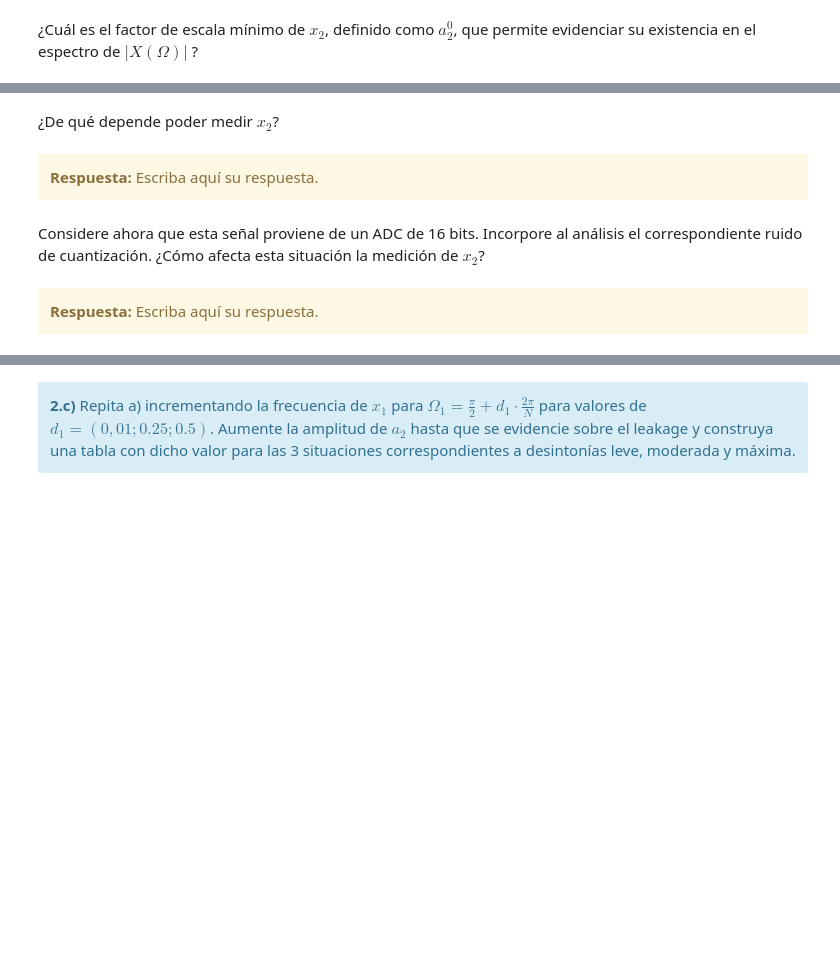
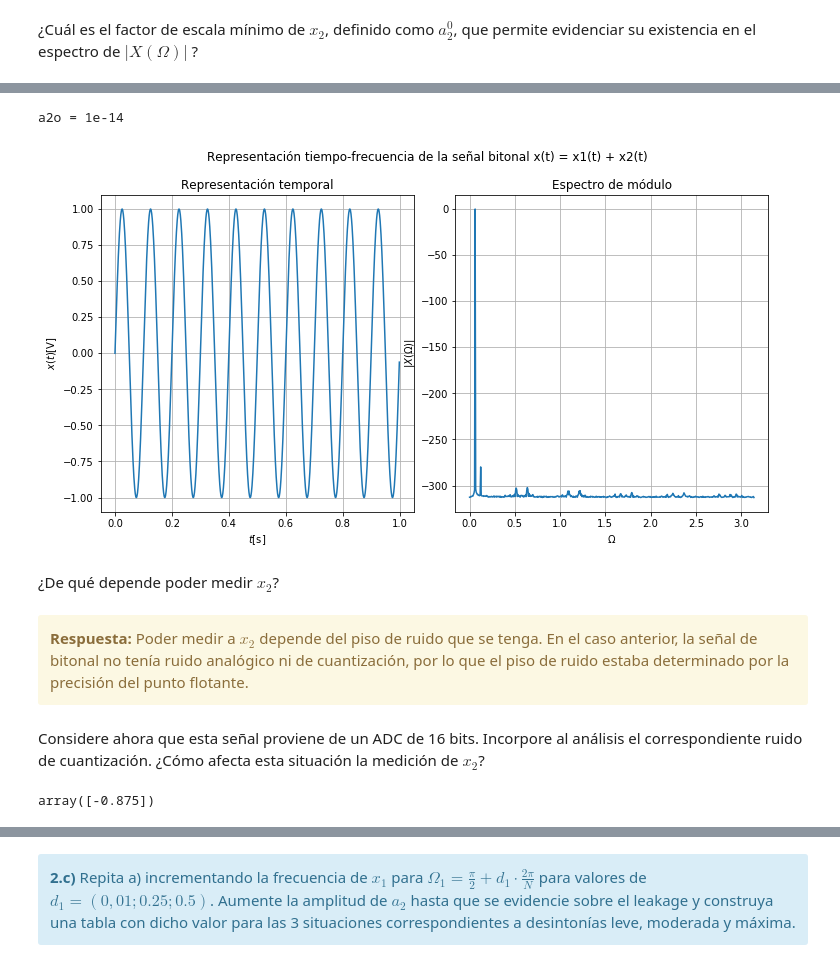
Before and after one commit to LisandroRobles/tp2, a Jupyter notebook: TP2 - Ventanas.ipynb, the cells around one changed output, grey strips where cells are left out. Saved outputs shown, nothing was run; the diff lists cells and outputs as text; code cells hidden in the pictures; blank space fills up the shorter version.

Commit message:
Se comenzo a pasar el ejercicio 2 a Jupyter. Se observo que el piso de ruido debido a la precision finita del punto flotante es menor para senoidales cercanas a continua

```diff
--- a/TP2 - Ventanas.ipynb
+++ b/TP2 - Ventanas.ipynb
@@ -693,12 +841,55 @@ Responda a las siguientes consignas:
+# %%
+########################################
+# Modificación de la amplitud de x2(t) #
+########################################
+
+#Nueva amplitud de x2(t)
+#Se genera a partir de un parametro k1 que indica cuantos dB por debajo estará de x1(t)
+k1 = 280
+a2o = (np.power(10,-k1/20))
+a2 = a1*a2o
+
+#Generación de la nueva x2(t)
+(t,x2) = generador.sinewave(a2,f2,p2,freq = 'normalized_frequency')
+
+#Generación de la nueva x(t)
+
+x = x1 + x2
+
+#Espectro de la nueva x(t)
+(f,X) = analizador.module(x,db = True,xaxis = 'phi')
+# %%
+######################################
+# Presentación gráfica de resultados #
+######################################
+
+fig, axarr = plt.subplots(1, 2,figsize = (10,5))
+fig.suptitle('Representación tiempo-frecuencia de la señal bitonal x(t) = x1(t) + x2(t)',fontsize=12,y = 1.08)
+fig.tight_layout()
+
+axarr[0].plot(t,x)
+axarr[0].set_title('Representación temporal')
+axarr[0].set_ylabel('$x(t)$[V]')
+axarr[0].set_xlabel('$t$[s]')
+axarr[0].axis('tight')
+axarr[0].grid()
+
+axarr[1].plot(f,X)
+axarr[1].set_title('Espectro de módulo')
+axarr[1].set_ylabel('$|X(\Omega)|$')
+axarr[1].set_xlabel('$\\Omega$')
+axarr[1].axis('tight')
+axarr[1].grid()
+
+print('a2o = ' + str(a2o))
+# %% [output]
+a2o = 1e-14
+[figure, added]
 # %% [markdown]
 ¿De qué depende poder medir $x_2$?
-# %% [markdown]
-<div class="alert alert-block alert-warning">
-<b>Respuesta:</b> Escriba aquí su respuesta.
-</div>
+# %% [markdown]
+<div class="alert alert-block alert-warning">
+<b>Respuesta:</b> Poder medir a $x_{2}$ depende del piso de ruido que se tenga. En el caso anterior, la señal de bitonal no tenía ruido analógico ni de cuantización, por lo que el piso de ruido estaba determinado por la precisión del punto flotante.
+</div>
 # %% [markdown]
 Considere ahora que esta señal proviene de un ADC de 16 bits. Incorpore al análisis el correspondiente ruido de cuantización. ¿Cómo afecta esta situación la medición de $x_2$?
-# %% [markdown]
-<div class="alert alert-block alert-warning">
-<b>Respuesta:</b> Escriba aquí su respuesta.
-</div>
@@ -708,0 +924,5 @@ Considere ahora que esta señal proviene de un ADC de 16 bits. Incorpore al aná
+# %%
+%matplotlib qt
+min(x)
+# %% [output]
+array([-0.875])
```
Also changed, not shown: parts of 19 cells of this notebook.
